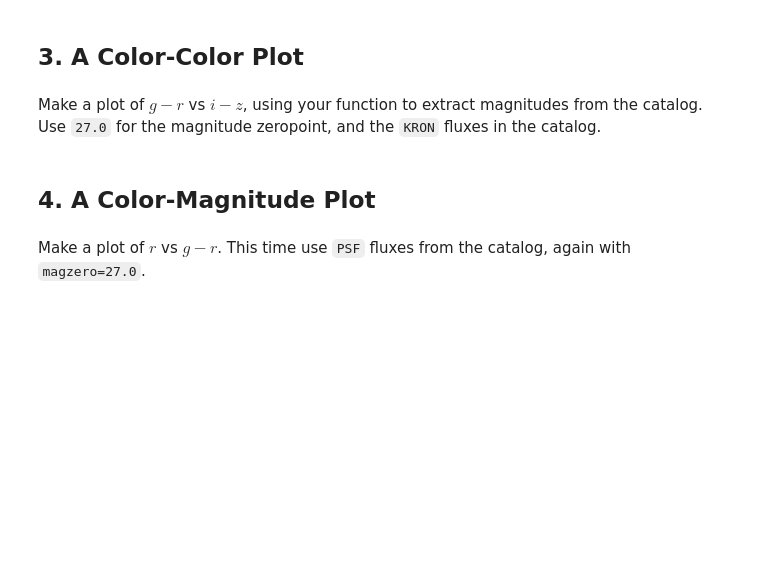
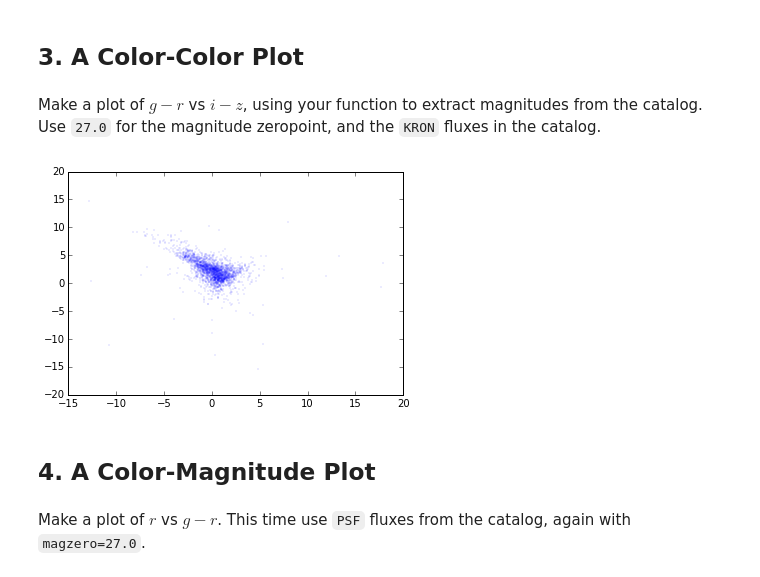
Before and after one commit to dtyi/usrp-sciprog, a Jupyter notebook: day4/dtyi/exercises.ipynb, the cells around one changed output. Cells and saved outputs as stored; diff of their text form; code cells hidden in the pictures; blank space fills up the shorter version.

Commit message:
First plots done for exercises 3-5.

```diff
--- a/day4/dtyi/exercises.ipynb
+++ b/day4/dtyi/exercises.ipynb
@@ -7,7 +7,7 @@ Write a function that takes a FITS table (a special 1-d `numpy.ndarray`, as we'v
 # %%
 import astropy.io.fits
 import numpy as np
-fits = astropy.io.fits.open("../data/HSC_grizy_example.fits")
+fits = astropy.io.fits.open("../../data/HSC_grizy_example.fits")
 table = fits[1].data
 
 def getMagnitudes(table, magzero, fields):
@@ -105,3 +103,16 @@ import matplotlib.pyplot as plt
+# %%
+import matplotlib.pyplot as plt
+%matplotlib inline
+# Stolen directly from the reference example, since I didn't know about python's
+# new string formatting syntax.
+# This is a clever way of creating a dictionary
+fields = {k: "{}_FLUX_KRON".format(k.upper()) for k in ("g", "r", "i", "z", "y")}
+mags = getFilteredMagnitudes(table, 27.0, fields)
+
+plt.scatter(mags['g']-mags['r'],mags['i']-mags['z'],s = 0.4,linewidth = 0)
+plt.show()
+# %% [output]
+[figure, added]
 # %% [markdown]
 ## 4. A Color-Magnitude Plot
 # %% [markdown]
```
Also changed, not shown: parts of 3 cells of this notebook.
